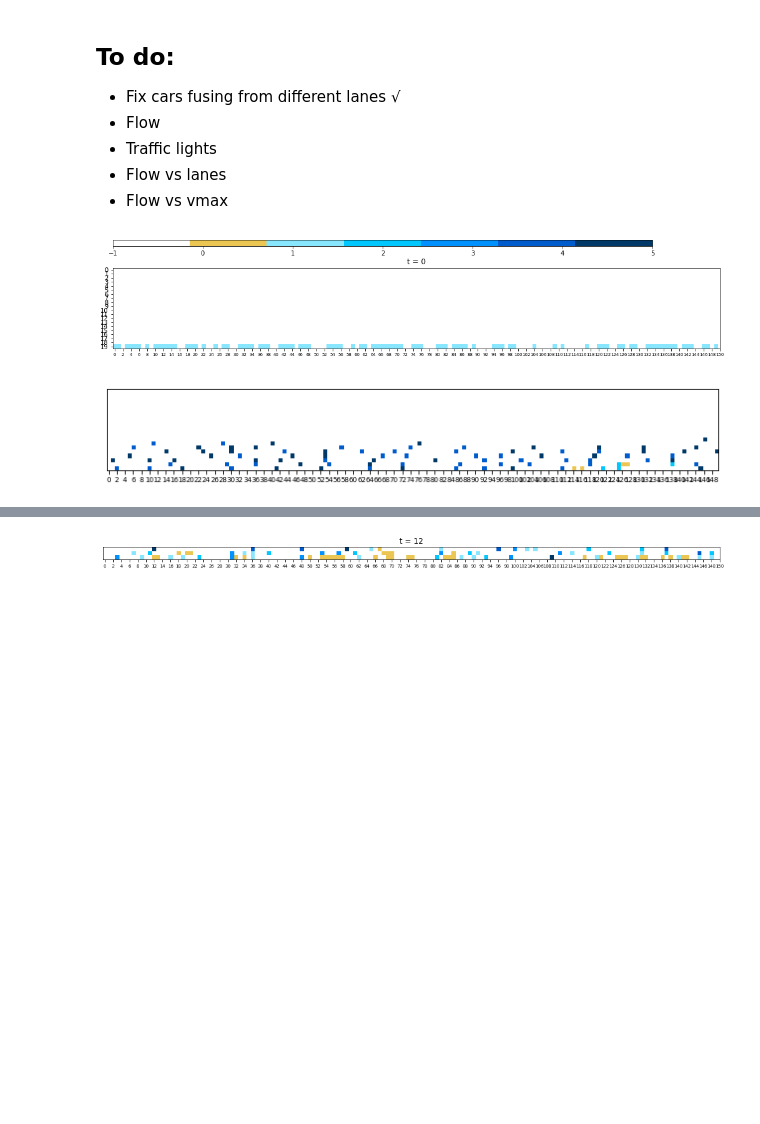
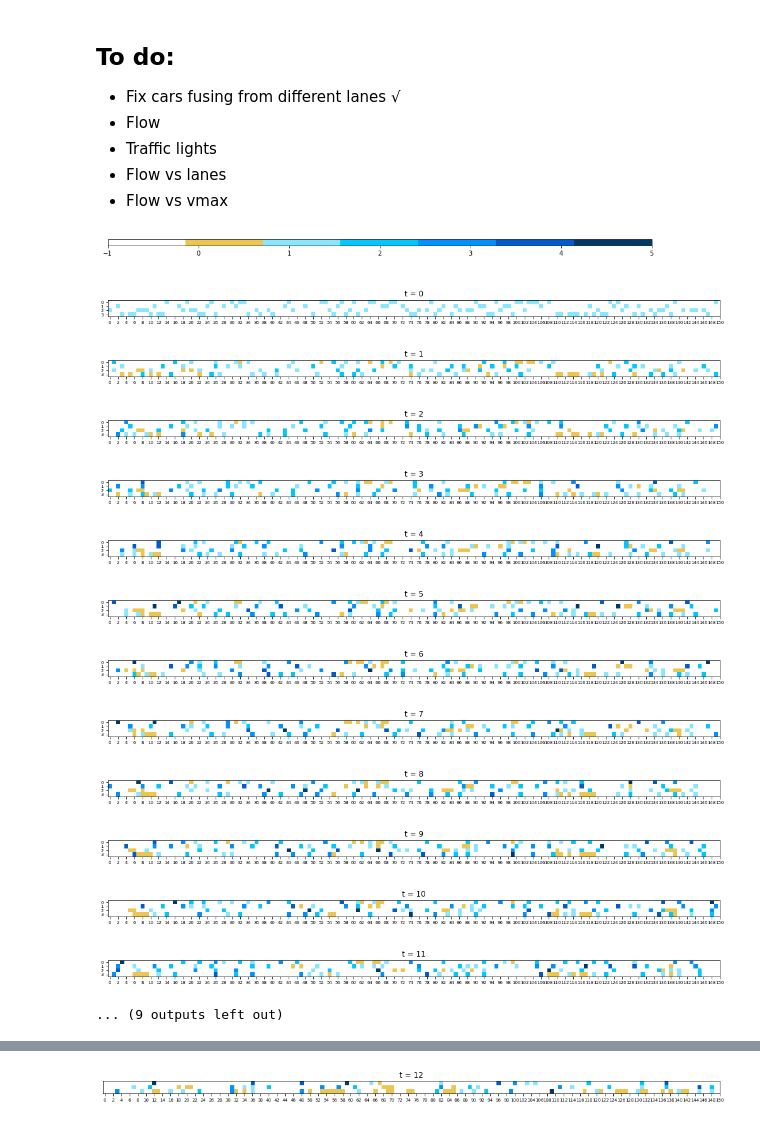
Before and after one commit to Ngort/CS166, a Jupyter notebook: MS_TrafficSimulation_2_lanes.ipynb, the cells around one changed output, grey strips where cells are left out. Cells and saved outputs as stored; diff of their text form; code cells hidden in the pictures; blank space fills up the shorter version.

```diff
--- a/MS_TrafficSimulation_2_lanes.ipynb
+++ b/MS_TrafficSimulation_2_lanes.ipynb
@@ -296,18 +344,29 @@ class Car:
 # %%
-sim = TrafficSimulation(road_size = 150,lanes=20,density = 0.60, p_change= 0.2)
+sim = TrafficSimulation(road_size = 150, lanes=4,density = 0.80, vmax = 5, p_change= 0.5)
 sim.draw()
 
-for _ in range(500):
+for _ in range(20):
     sim.update_simulation()
-    #sim.draw()
+    sim.draw()
 
 
 
-sim.animate()
+# sim.animate()
 
-Writer = anim.writers['ffmpeg']
-writer = Writer(fps=10, metadata=dict(artist='Me'), bitrate=1800)
-ani.save('traffic2d_simulation.mp4',writer=writer)
+# Writer = anim.writers['ffmpeg']
+# writer = Writer(fps=10, metadata=dict(artist='Me'), bitrate=1800)
+# ani.save('traffic2d_simulation.mp4',writer=writer)
 # %% [output]
-[figure, old version]
+[figure, new version]
-[figure, old version]
+[figure, new version]
+[figure, added]
+[figure, added]
+[figure, added]
+[figure, added]
+[figure, added]
+[figure, added]
+[figure, added]
+[figure, added]
+[figure, added]
+[figure, added]
+... (9 outputs left out)
```
Also changed, not shown: parts of 19 cells of this notebook.
